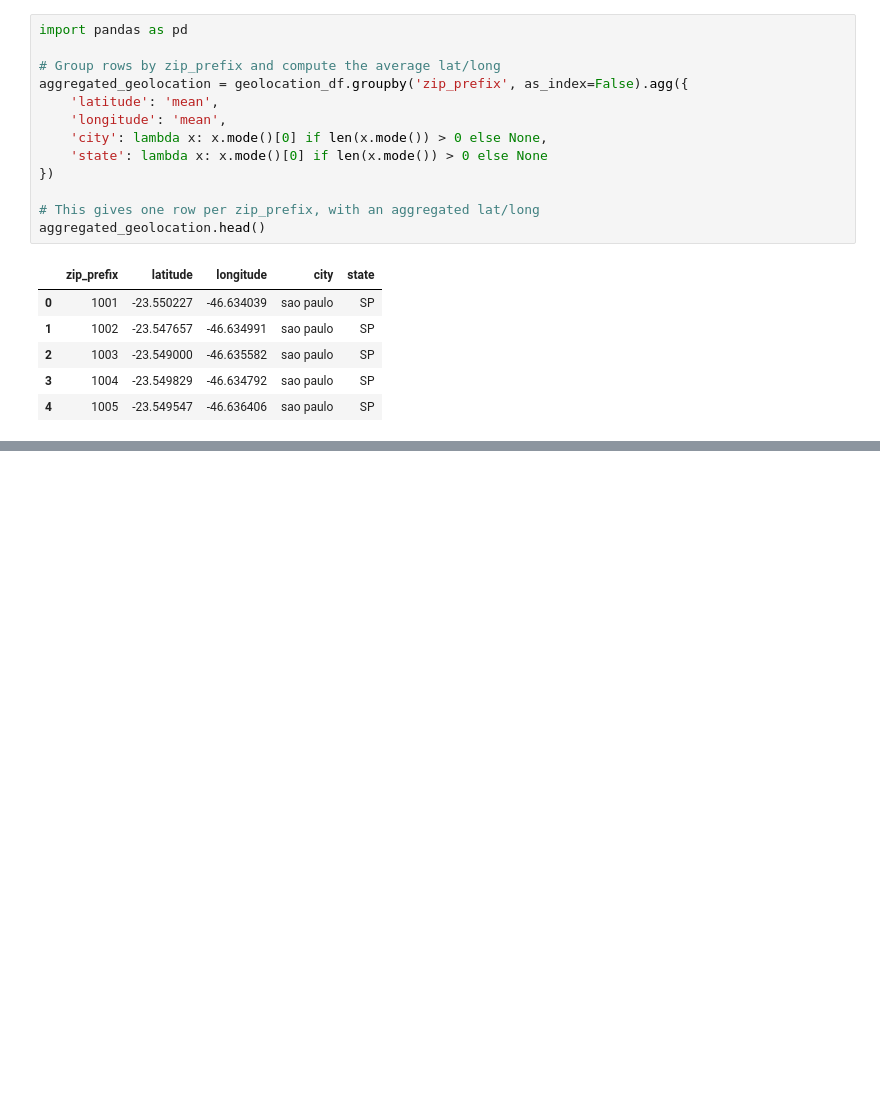
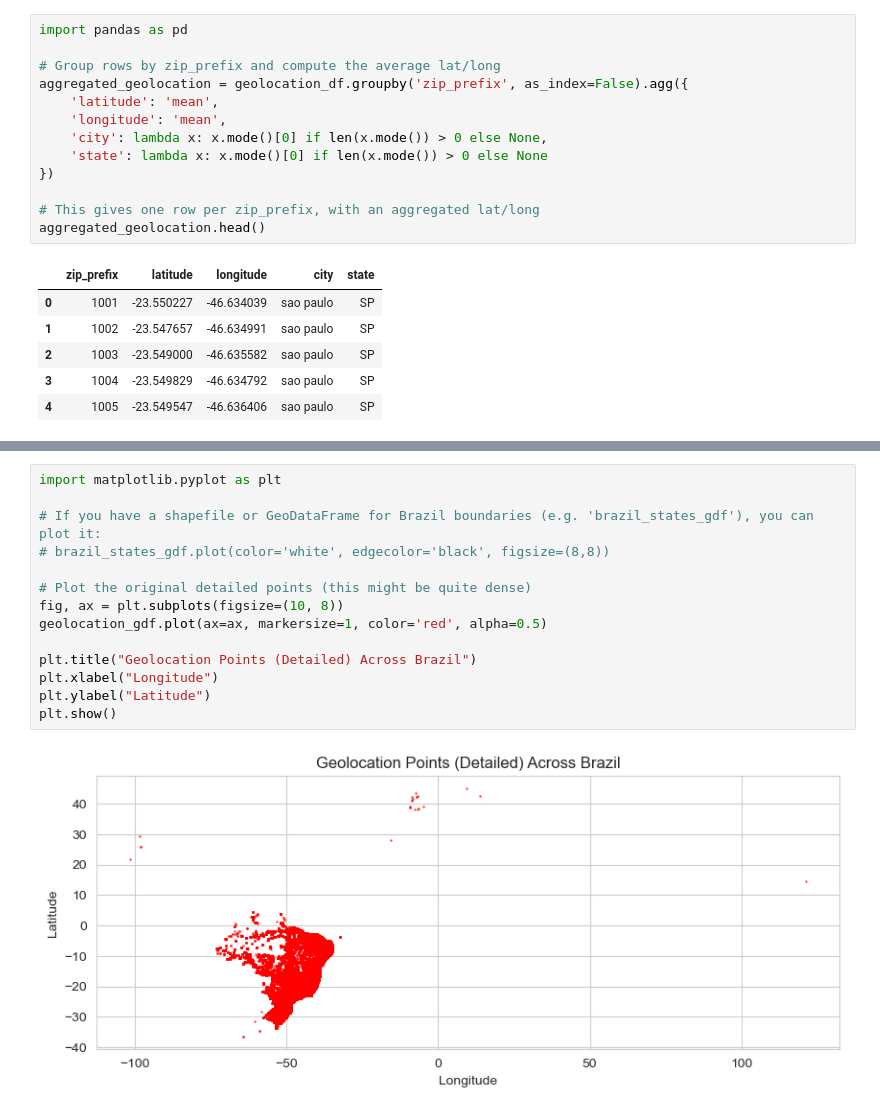
Before and after one commit to kealankuar/olist-analysis-dashboard-project, a Jupyter notebook: notebooks/geospatial_analysis.ipynb, the cells around one changed output, grey strips where cells are left out. Cells and saved outputs as stored; diff of their text form; blank space fills up the shorter version.

```diff
--- a/notebooks/geospatial_analysis.ipynb
+++ b/notebooks/geospatial_analysis.ipynb
@@ -115,0 +206,16 @@ geolocation_gdf.head()
+# %%
+import matplotlib.pyplot as plt
+
+# If you have a shapefile or GeoDataFrame for Brazil boundaries (e.g. 'brazil_states_gdf'), you can plot it:
+# brazil_states_gdf.plot(color='white', edgecolor='black', figsize=(8,8))
+
+# Plot the original detailed points (this might be quite dense)
+fig, ax = plt.subplots(figsize=(10, 8))
+geolocation_gdf.plot(ax=ax, markersize=1, color='red', alpha=0.5)
+
+plt.title("Geolocation Points (Detailed) Across Brazil")
+plt.xlabel("Longitude")
+plt.ylabel("Latitude")
+plt.show()
+# %% [output]
+[figure, added]
```
Also changed, not shown: parts of 8 cells of this notebook.
